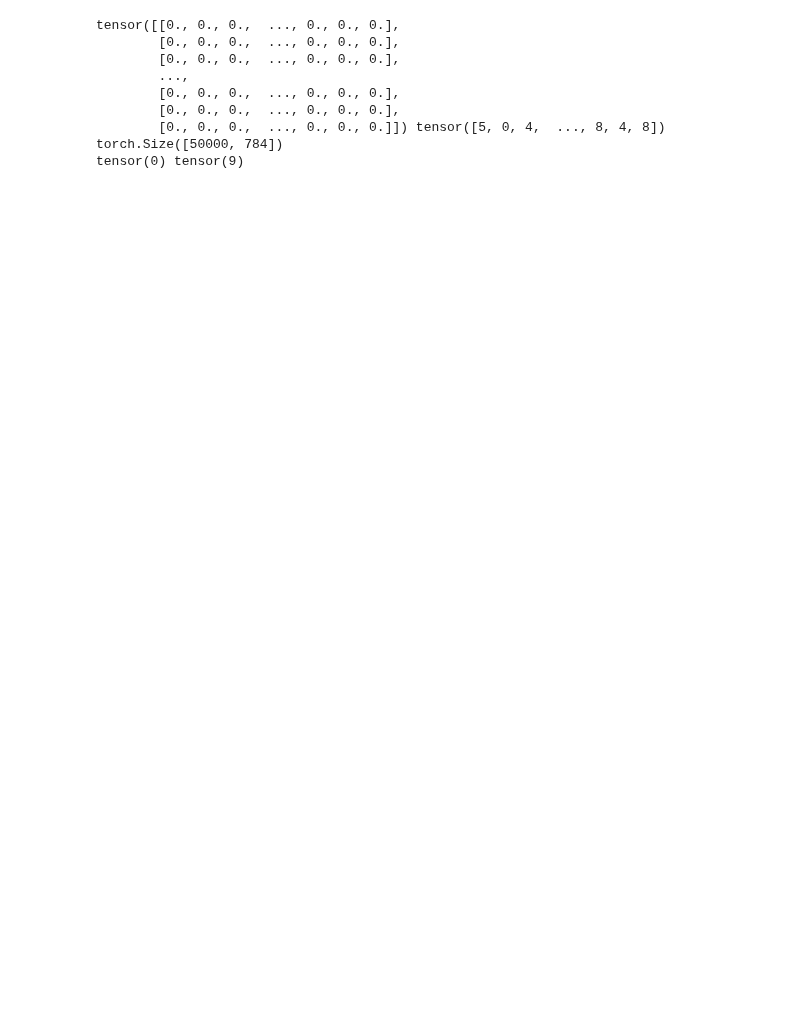
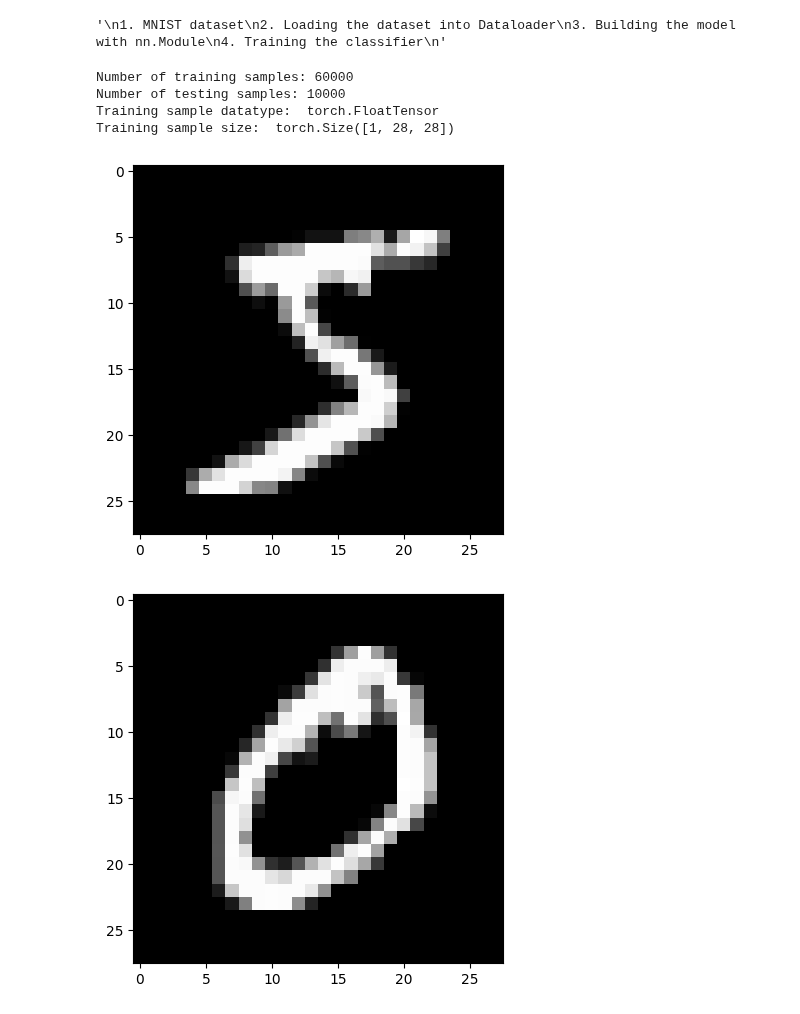
Before and after one commit to jaeheechillin3/pytorch_projects, a Jupyter notebook: MNIST.ipynb, the cells around one changed output. Saved outputs shown, nothing was run; the diff lists cells and outputs as text; code cells hidden in the pictures; blank space fills up the shorter version.

```diff
--- a/MNIST.ipynb
+++ b/MNIST.ipynb
@@ -40,19 +2,0 @@ print(x_train.shape)
-# %%
-# convert numpy arrays into torch.tensor
-import torch
-
-x_train, y_train, x_valid, y_valid = map(torch.tensor, (x_train, y_train, x_valid, y_valid))
-n, c = x_train.shape
-print(x_train, y_train)
-print(x_train.shape)
-print(y_train.min(), y_train.max())
-# %% [output]
-tensor([[0., 0., 0.,  ..., 0., 0., 0.],
-        [0., 0., 0.,  ..., 0., 0., 0.],
-        [0., 0., 0.,  ..., 0., 0., 0.],
-        ...,
-        [0., 0., 0.,  ..., 0., 0., 0.],
-        [0., 0., 0.,  ..., 0., 0., 0.],
-        [0., 0., 0.,  ..., 0., 0., 0.]]) tensor([5, 0, 4,  ..., 8, 4, 8])
-torch.Size([50000, 784])
-tensor(0) tensor(9)
@@ -65,0 +3,38 @@ bias = torch.zeros(10, requires_grad=True)
+# %%
+'''
+1. MNIST dataset
+2. Loading the dataset into Dataloader
+3. Building the model with nn.Module
+4. Training the classifier
+'''
+# %% [output]
+'\n1. MNIST dataset\n2. Loading the dataset into Dataloader\n3. Building the model with nn.Module\n4. Training the classifier\n'
+# %%
+import torch
+import torchvision.transforms as transforms
+from torchvision import datasets
+
+train_dataset = datasets.MNIST(root='./data', train=True, transform=transforms.ToTensor(), download=True)
+test_dataset = datasets.MNIST(root='./data', train=False, transform=transforms.ToTensor())
+# %%
+print('Number of training samples: ' + str(len(train_dataset)))
+print('Number of testing samples: ' + str(len(test_dataset)))
+print('Training sample datatype: ', train_dataset[0][0].type())
+print('Training sample size: ', train_dataset[0][0].size())
+# %% [output]
+Number of training samples: 60000
+Number of testing samples: 10000
+Training sample datatype:  torch.FloatTensor
+Training sample size:  torch.Size([1, 28, 28])
+# %%
+import matplotlib.pyplot as plt
+
+first_sample_image = train_dataset[0][0].numpy().reshape(28, 28)
+second_sample_image = train_dataset[1][0].numpy().reshape(28, 28)
+plt.imshow(first_sample_image, cmap='gray')
+plt.show()
+plt.imshow(second_sample_image, cmap='gray')
+plt.show()
+# %% [output]
+[figure, added]
+[figure, added]
```
Also changed, not shown: parts of 9 cells of this notebook.
